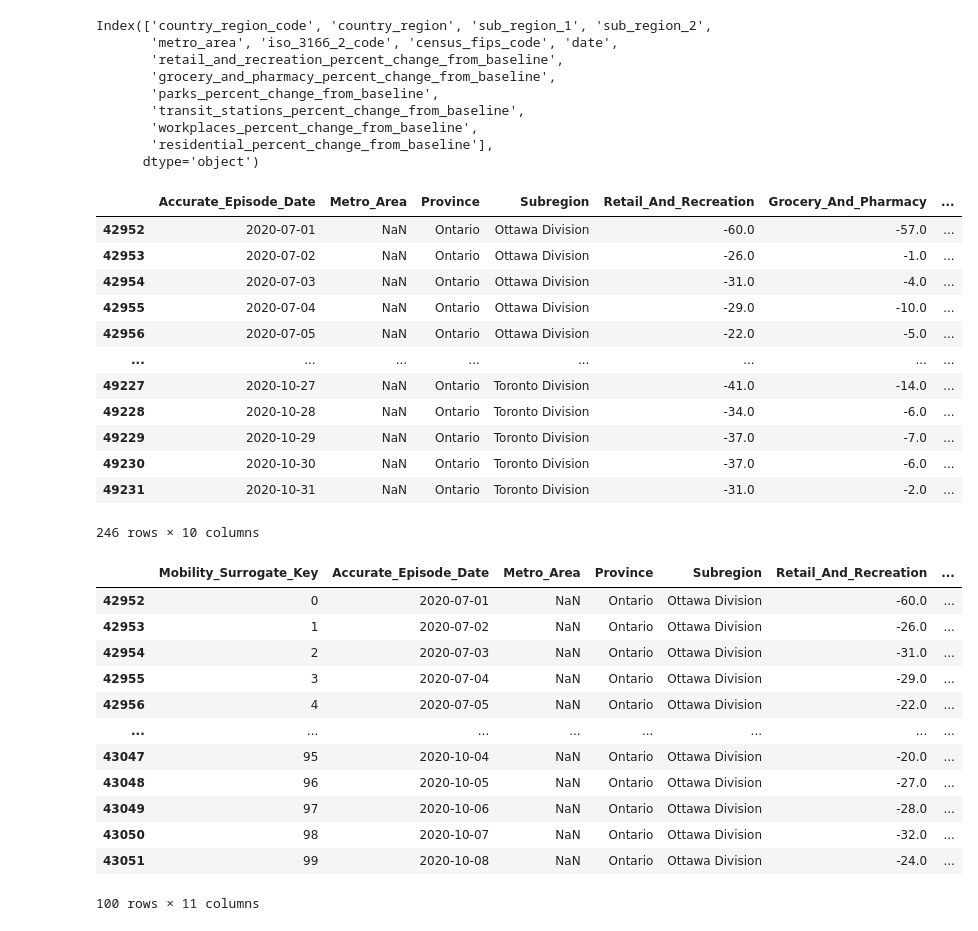
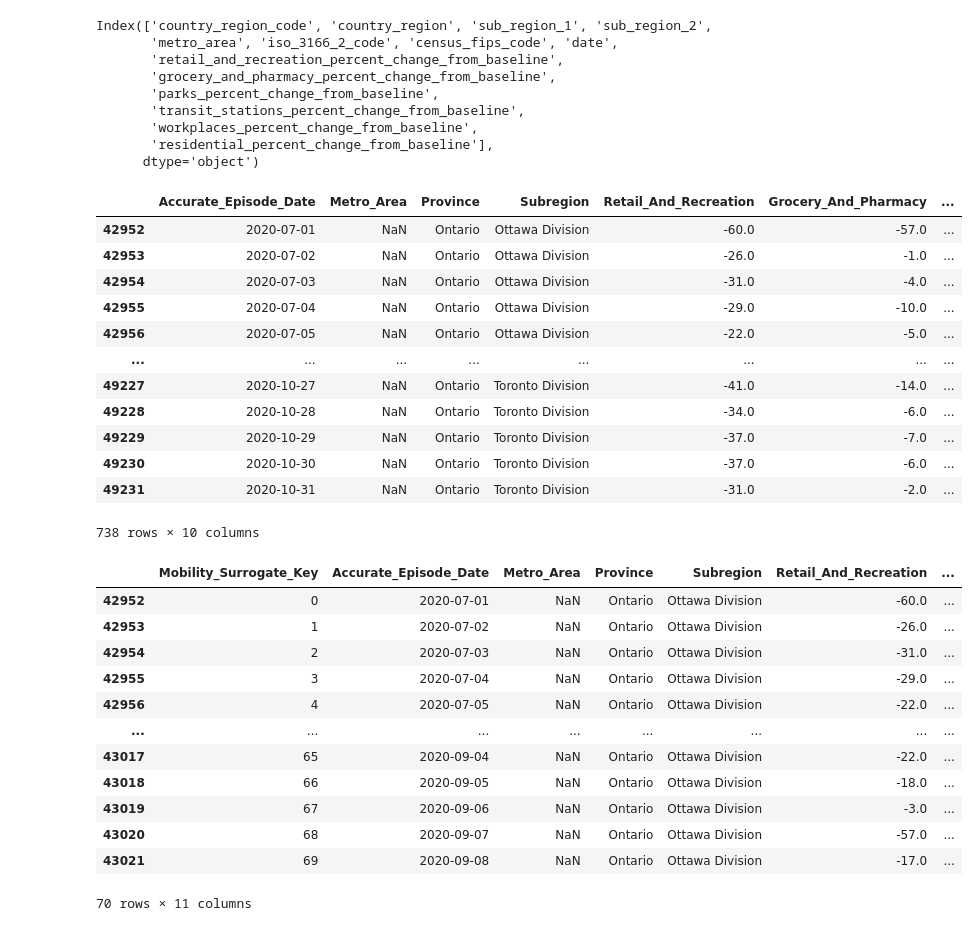
Before and after one commit to vekshan/Covid-19-Tracking-and-Lifestyle-Trends, a Jupyter notebook: preprocess_mobility.ipynb, the cells around one changed output. Cells and saved outputs as stored; diff of their text form; code cells hidden in the pictures.

Commit message:
added some municipalities to the mobility table and fill in missing data with the mode value

```diff
--- a/preprocess_mobility.ipynb
+++ b/preprocess_mobility.ipynb
@@ -8,7 +8,7 @@ from datetime import datetime, timedelta
 # %%
 cases = pd.read_csv("2020_CA_Region_Mobility_Report.csv")
 cases = cases[(cases['date'] >= '2020-07-01') & (cases['date'] < '2020-11-01')]
-cases = cases[(cases['sub_region_2'].isin(['Ottawa Division', 'Toronto Division']))]
+cases = cases[(cases['sub_region_2'].isin(['Regional Municipality of Peel', 'Regional Municipality of Halton', 'Regional Municipality of York', 'Regional Municipality of Durham', 'Toronto Division', 'Ottawa Division']))]
 cases.head(10)
 # %% [output]
 |  | country_region_code | country_region | sub_region_1 | sub_region_2 | metro_area | iso_3166_2_code | ... |
@@ -51,21 +51,21 @@ Mobility_dimension.head(1000)
 | 49229 | 2020-10-29 | NaN | Ontario | Toronto Division | -37.0 | -7.0 | ... |
 | 49230 | 2020-10-30 | NaN | Ontario | Toronto Division | -37.0 | -6.0 | ... |
 | 49231 | 2020-10-31 | NaN | Ontario | Toronto Division | -31.0 | -2.0 | ... |
-246 rows × 10 columns
+738 rows × 10 columns
 # %%
 Mobility_dimension.insert(0, "Mobility_Surrogate_Key",  np.arange(len(Mobility_dimension)))
-Mobility_dimension.head(100)
+Mobility_dimension.head(70)
 # %% [output]
 |  | Mobility_Surrogate_Key | Accurate_Episode_Date | Metro_Area | Province | Subregion | Retail_And_Recreation | ... |
 | 42952 | 0 | 2020-07-01 | NaN | Ontario | Ottawa Division | -60.0 | ... |
 | 42953 | 1 | 2020-07-02 | NaN | Ontario | Ottawa Division | -26.0 | ... |
 | 42954 | 2 | 2020-07-03 | NaN | Ontario | Ottawa Division | -31.0 | ... |
 | 42955 | 3 | 2020-07-04 | NaN | Ontario | Ottawa Division | -29.0 | ... |
 | 42956 | 4 | 2020-07-05 | NaN | Ontario | Ottawa Division | -22.0 | ... |
 | ... | ... | ... | ... | ... | ... | ... | ... |
-| 43047 | 95 | 2020-10-04 | NaN | Ontario | Ottawa Division | -20.0 | ... |
-| 43048 | 96 | 2020-10-05 | NaN | Ontario | Ottawa Division | -27.0 | ... |
-| 43049 | 97 | 2020-10-06 | NaN | Ontario | Ottawa Division | -28.0 | ... |
-| 43050 | 98 | 2020-10-07 | NaN | Ontario | Ottawa Division | -32.0 | ... |
-| 43051 | 99 | 2020-10-08 | NaN | Ontario | Ottawa Division | -24.0 | ... |
+| 43017 | 65 | 2020-09-04 | NaN | Ontario | Ottawa Division | -22.0 | ... |
+| 43018 | 66 | 2020-09-05 | NaN | Ontario | Ottawa Division | -18.0 | ... |
+| 43019 | 67 | 2020-09-06 | NaN | Ontario | Ottawa Division | -3.0 | ... |
+| 43020 | 68 | 2020-09-07 | NaN | Ontario | Ottawa Division | -57.0 | ... |
+| 43021 | 69 | 2020-09-08 | NaN | Ontario | Ottawa Division | -17.0 | ... |
-100 rows × 11 columns
+70 rows × 11 columns
```
Also changed, not shown: parts of 1 cell of this notebook, 2 other files.
